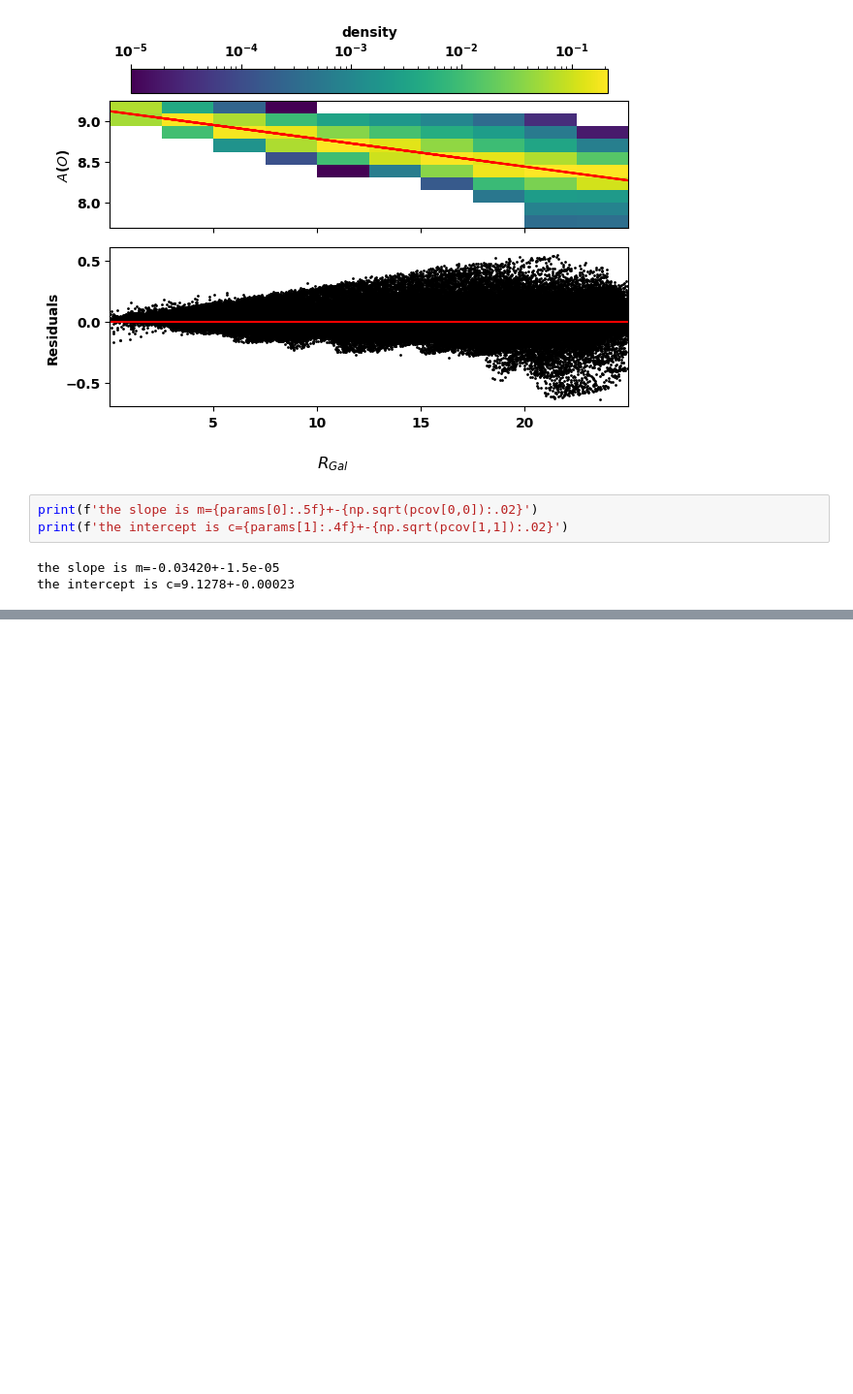
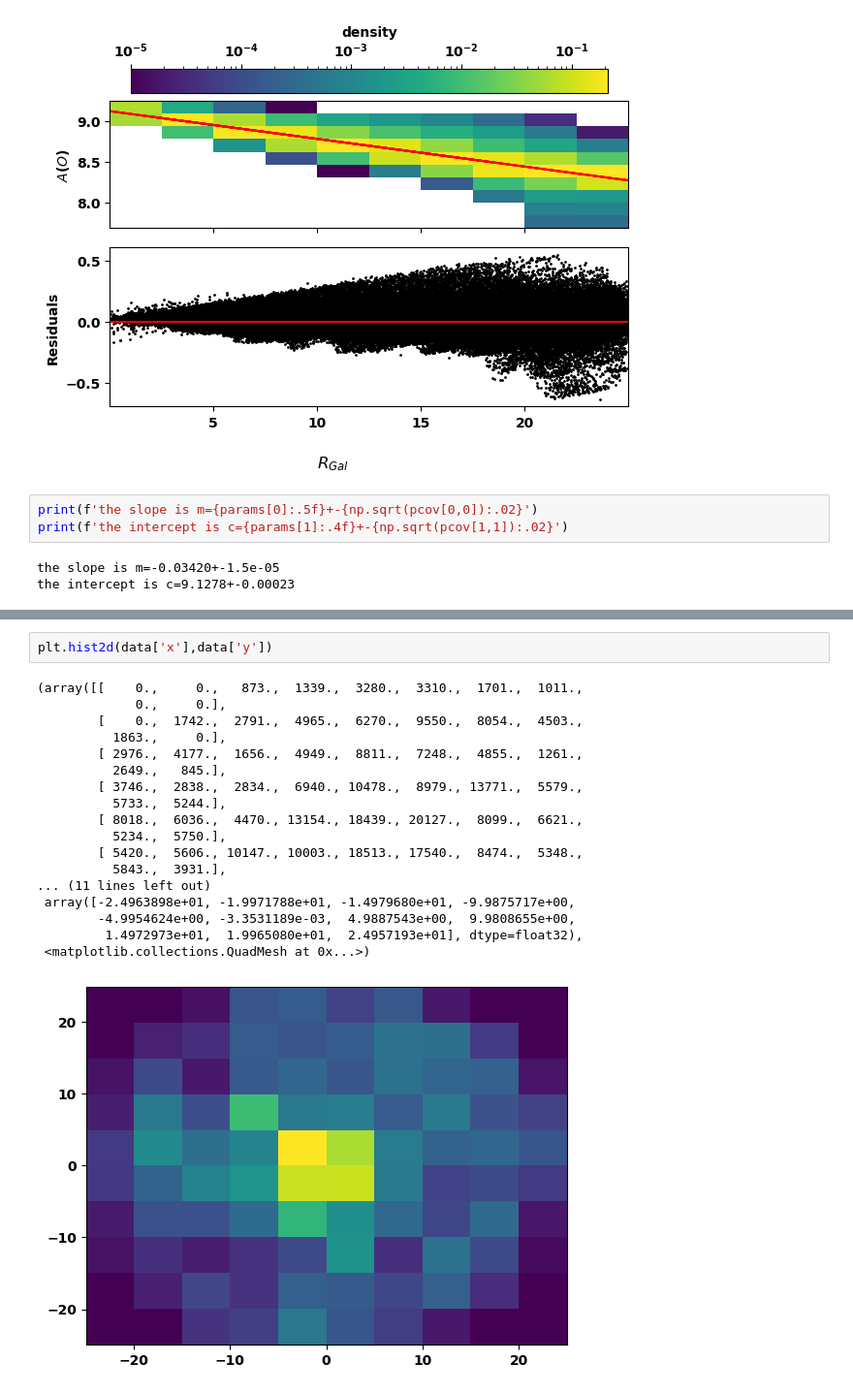
Before and after one commit to orm11/astr4004_assignment_02, a Jupyter notebook: Radial_metalicity_relatons_in_simlations.ipynb, the cells around one changed output, grey strips where cells are left out. Shown at 97% size. Cells and saved outputs as stored; diff of their text form; blank space fills up the shorter version.

```diff
--- a/Radial_metalicity_relatons_in_simlations.ipynb
+++ b/Radial_metalicity_relatons_in_simlations.ipynb
@@ -43,0 +48,21 @@ the intercept is c=9.1278+-0.00023
+# %%
+plt.hist2d(data['x'],data['y'])
+# %% [output]
+(array([[    0.,     0.,   873.,  1339.,  3280.,  3310.,  1701.,  1011.,
+             0.,     0.],
+        [    0.,  1742.,  2791.,  4965.,  6270.,  9550.,  8054.,  4503.,
+          1863.,     0.],
+        [ 2976.,  4177.,  1656.,  4949.,  8811.,  7248.,  4855.,  1261.,
+          2649.,   845.],
+        [ 3746.,  2838.,  2834.,  6940., 10478.,  8979., 13771.,  5579.,
+          5733.,  5244.],
+        [ 8018.,  6036.,  4470., 13154., 18439., 20127.,  8099.,  6621.,
+          5234.,  5750.],
+        [ 5420.,  5606., 10147., 10003., 18513., 17540.,  8474.,  5348.,
+          5843.,  3931.],
+... (11 lines left out)
+ array([-2.4963898e+01, -1.9971788e+01, -1.4979680e+01, -9.9875717e+00,
+        -4.9954624e+00, -3.3531189e-03,  4.9887543e+00,  9.9808655e+00,
+         1.4972973e+01,  1.9965080e+01,  2.4957193e+01], dtype=float32),
+ <matplotlib.collections.QuadMesh at 0x...>)
+[figure, added]
```
Also changed, not shown: parts of 9 cells of this notebook, 1 other file.
